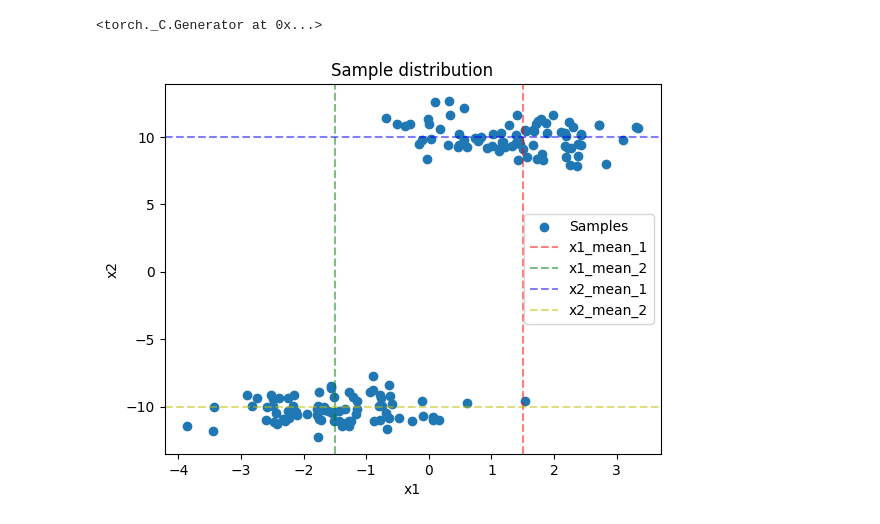
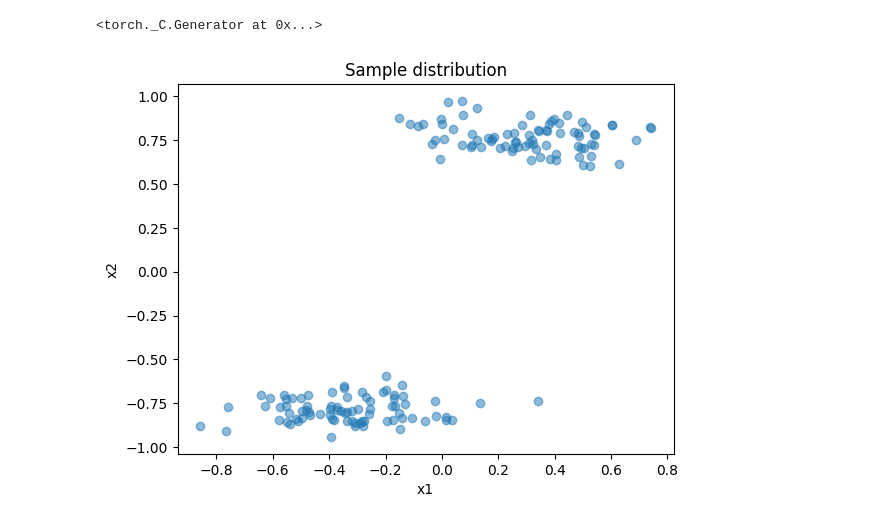
Before and after one commit to abhishek1297/score-based-diffusion-model, a Jupyter notebook: toy.ipynb, the cells around one changed output. Saved outputs shown, nothing was run; the diff lists cells and outputs as text; code cells hidden in the pictures.

```diff
--- a/toy.ipynb
+++ b/toy.ipynb
@@ -14,6 +14,7 @@ torch.manual_seed(1234)
 # %% [output]
 <torch._C.Generator at 0x...>
 # %%
+# two gaussians
 x1_mean_1, x1_mean_2 = 1.5, -1.5
 x2_mean_1, x2_mean_2 = 10.0, -10.0
 x1_std_1, x1_std_2 = 1.0, 1.0
@@ -21,43 +22,53 @@ x2_std_1, x2_std_2 = 1.0, 1.0
 
 def generate_samples(n=100):
     n1 = n // 2
     n2 = n - n1
 
     x1_1 = torch.normal(mean=x1_mean_1, std=x1_std_1, size=(n1, 1))
     x2_1 = torch.normal(mean=x2_mean_1, std=x2_std_1, size=(n1, 1))
 
     x1_2 = torch.normal(mean=x1_mean_2, std=x1_std_2, size=(n2, 1))
     x2_2 = torch.normal(mean=x2_mean_2, std=x2_std_2, size=(n2, 1))
 
     x1 = torch.cat([x1_1, x1_2], dim=0)
     x2 = torch.cat([x2_1, x2_2], dim=0)
 
     return torch.cat([x1, x2], dim=1)
 
+
+def minmax_normalize(samples):
+    x1_min = min(x1_mean_1 - 3 * x1_std_1, x1_mean_2 - 3 * x1_std_2)
+    x1_max = max(x1_mean_1 + 3 * x1_std_1, x1_mean_2 + 3 * x1_std_2)
+
+    x2_min = min(x2_mean_1 - 3 * x2_std_1, x2_mean_2 - 3 * x2_std_2)
+    x2_max = max(x2_mean_1 + 3 * x2_std_1, x2_mean_2 + 3 * x2_std_2)
+
+    normalized_samples = torch.zeros_like(samples)
+    normalized_samples[:, 0] = 2 * (samples[:, 0] - x1_min) / (x1_max - x1_min) - 1
+    normalized_samples[:, 1] = 2 * (samples[:, 1] - x2_min) / (x2_max - x2_min) - 1
+
+    return normalized_samples
+
 def get_grad_norm(model):
     total_norm = 0
     for param in model.parameters():
         if param.grad is not None:
-            total_norm += param.grad.data.norm(2).cpu().item() ** 2
+            total_norm += param.grad.data.norm(2).item() ** 2
     return total_norm ** 0.5
 
 
-x = generate_samples(160)
+x = minmax_normalize(generate_samples(160))
 
 plt.figure()
-plt.scatter(x[:, 0], x[:, 1], label="Samples")
-
-plt.axvline(x1_mean_1, color='r', linestyle='--', label="x1_mean_1", alpha=0.5)
-plt.axvline(x1_mean_2, color='g', linestyle='--', label="x1_mean_2", alpha=0.5)
-plt.axhline(x2_mean_1, color='b', linestyle='--', label="x2_mean_1", alpha=0.5)
-plt.axhline(x2_mean_2, color='y', linestyle='--', label="x2_mean_2", alpha=0.5)
-
-plt.legend()
+plt.scatter(x[:, 0], x[:, 1], marker="o", alpha=0.5)
+# plt.scatter(x1_mean_1, x2_mean_1, marker="v", alpha=0.5, color="r")
+# plt.scatter(x1_mean_2, x2_mean_2, marker="v", alpha=0.5, color="r")
+# plt.legend()
 plt.title("Sample distribution")
 plt.xlabel("x1")
 plt.ylabel("x2")
 plt.show()
 # %% [output]
-[figure, old version]
+[figure, new version]
 # %%
 T = 1000
```
Also changed, not shown: parts of 3 cells of this notebook.
